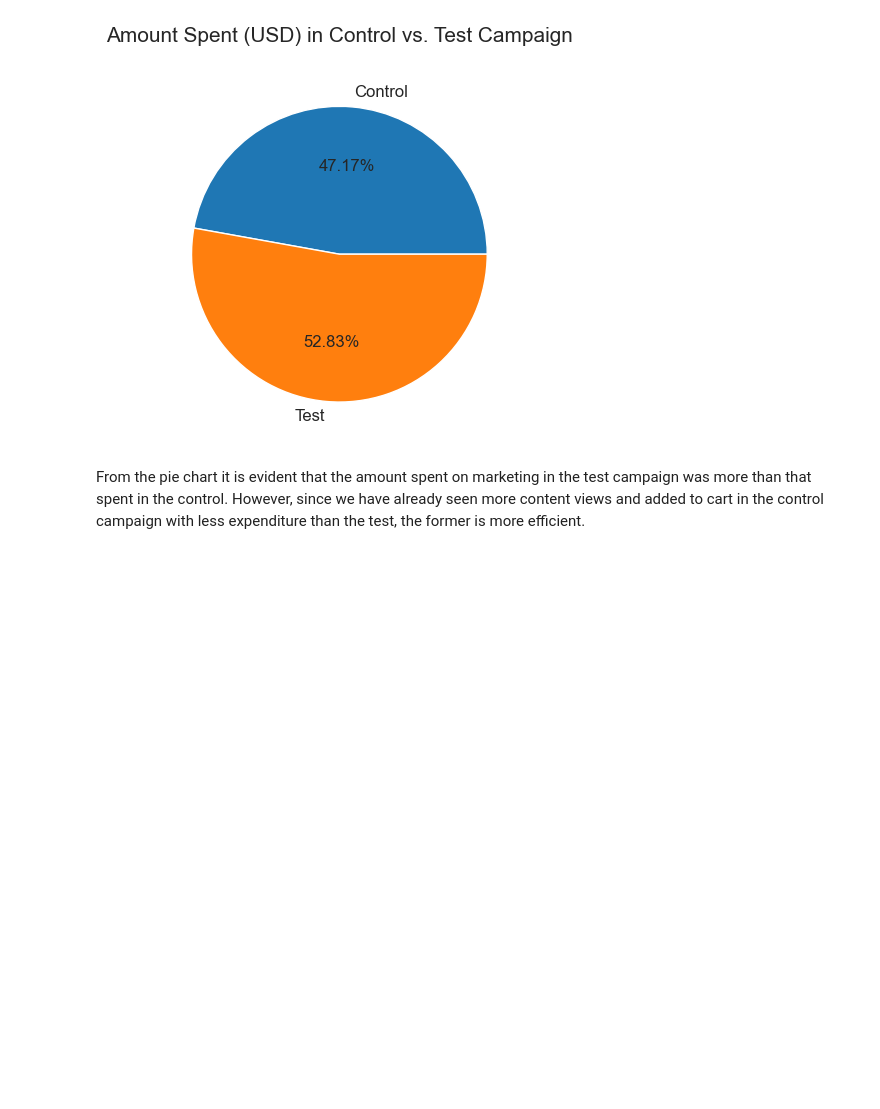
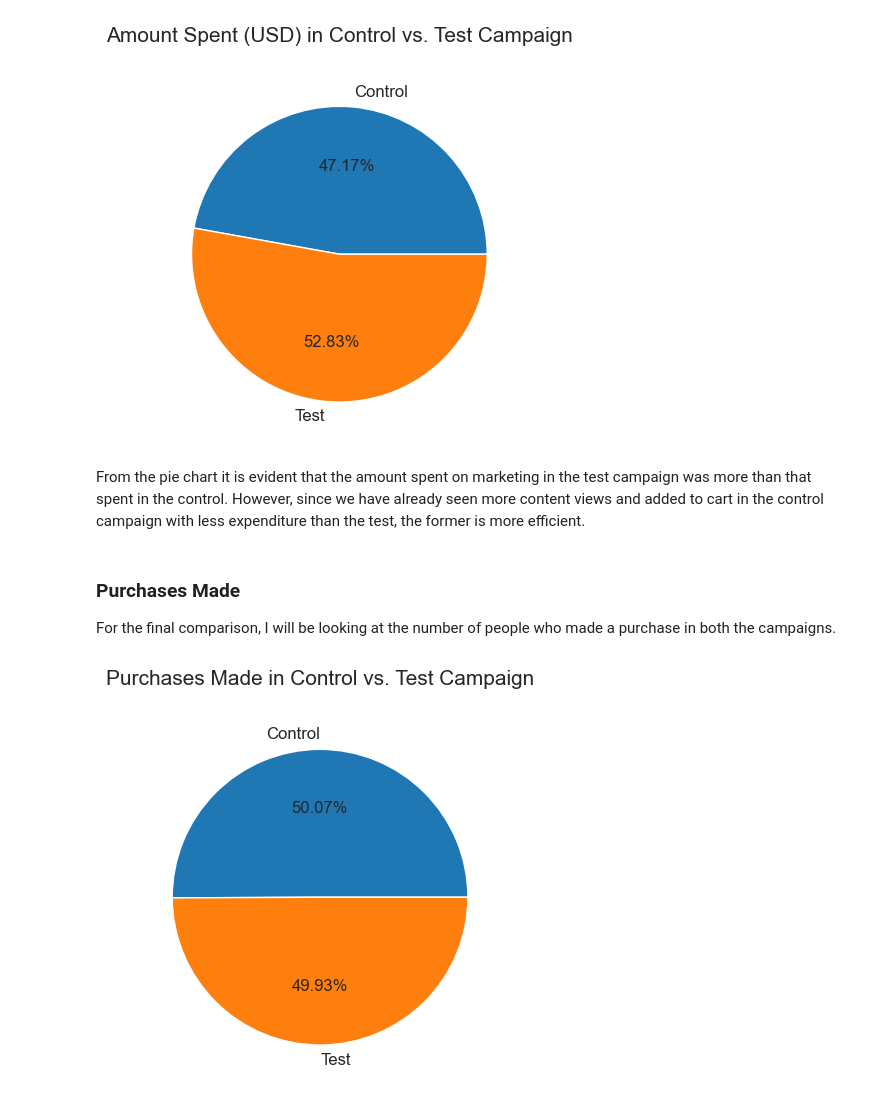
Before and after one commit to Rafsan7238/Data-Analysis_Data-Science_Projects, a Jupyter notebook: Python Projects/Website Landing Page A:B Testing/E-Commerce Website A:B Testing.ipynb, the cells around one changed output. Saved outputs shown, nothing was run; the diff lists cells and outputs as text; code cells hidden in the pictures; blank space fills up the shorter version.

Commit message:
Plotted Purchases Made in Control vs. Test Campaign

```diff
--- a/Python Projects/Website Landing Page A:B Testing/E-Commerce Website A:B Testing.ipynb
+++ b/Python Projects/Website Landing Page A:B Testing/E-Commerce Website A:B Testing.ipynb
@@ -605,3 +605,14 @@ plt.show()
 [figure]
 # %% [markdown]
 From the pie chart it is evident that the amount spent on marketing in the test campaign was more than that spent in the control. However, since we have already seen more content views and added to cart in the control campaign with less expenditure than the test, the former is more efficient.
+# %% [markdown]
+### Purchases Made
+For the final comparison, I will be looking at the number of people who made a purchase in both the campaigns.
+# %%
+metric = [control_data['purchase'].sum(), test_data['purchase'].sum()]
+
+plt.pie(metric, labels=['Control', 'Test'], autopct='%.2f%%', textprops={'fontsize': 12})
+plt.title('Purchases Made in Control vs. Test Campaign', fontsize=15, pad=20)
+plt.show()
+# %% [output]
+[figure, added]
```
Also changed, not shown: parts of 1 cell of this notebook.
